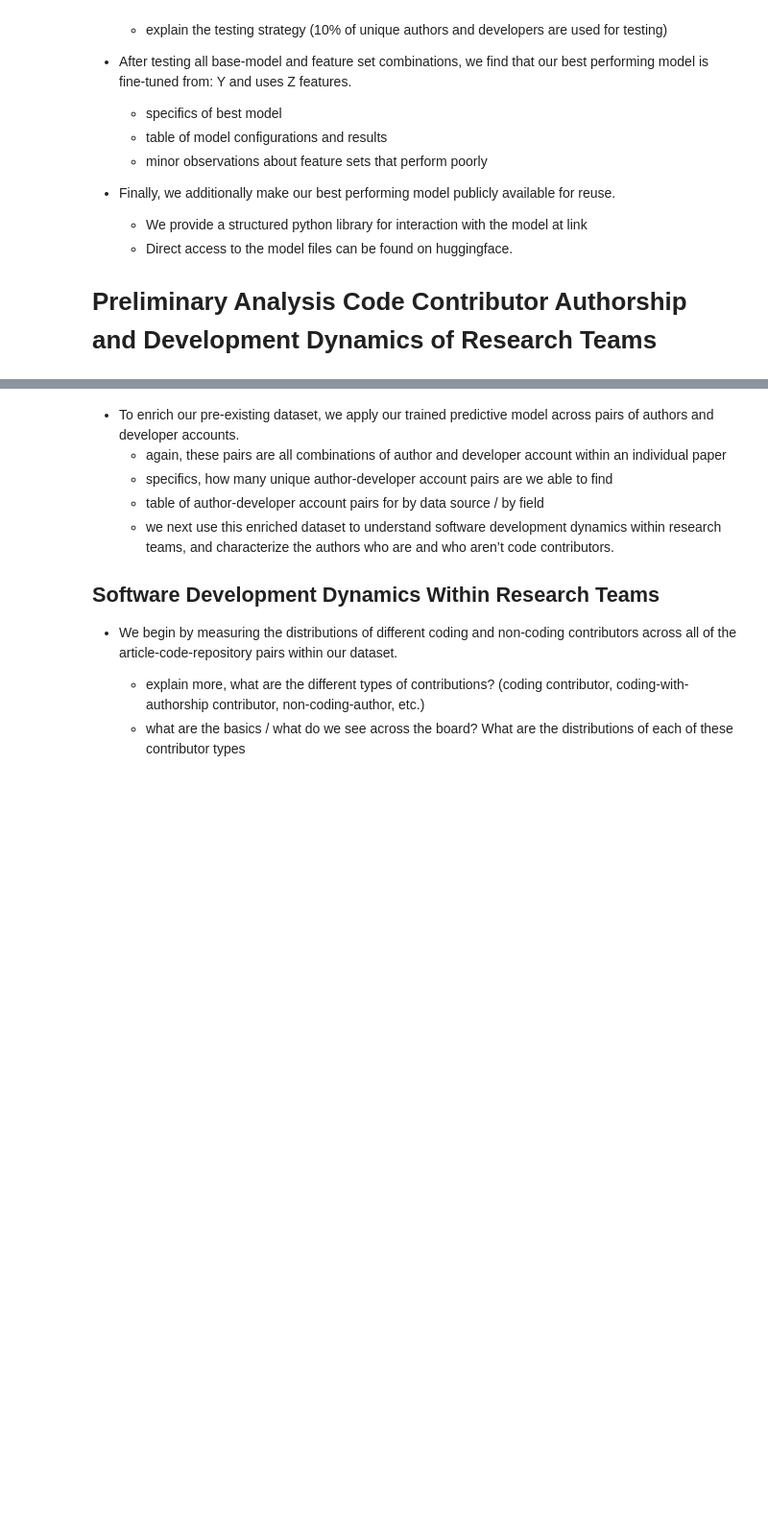
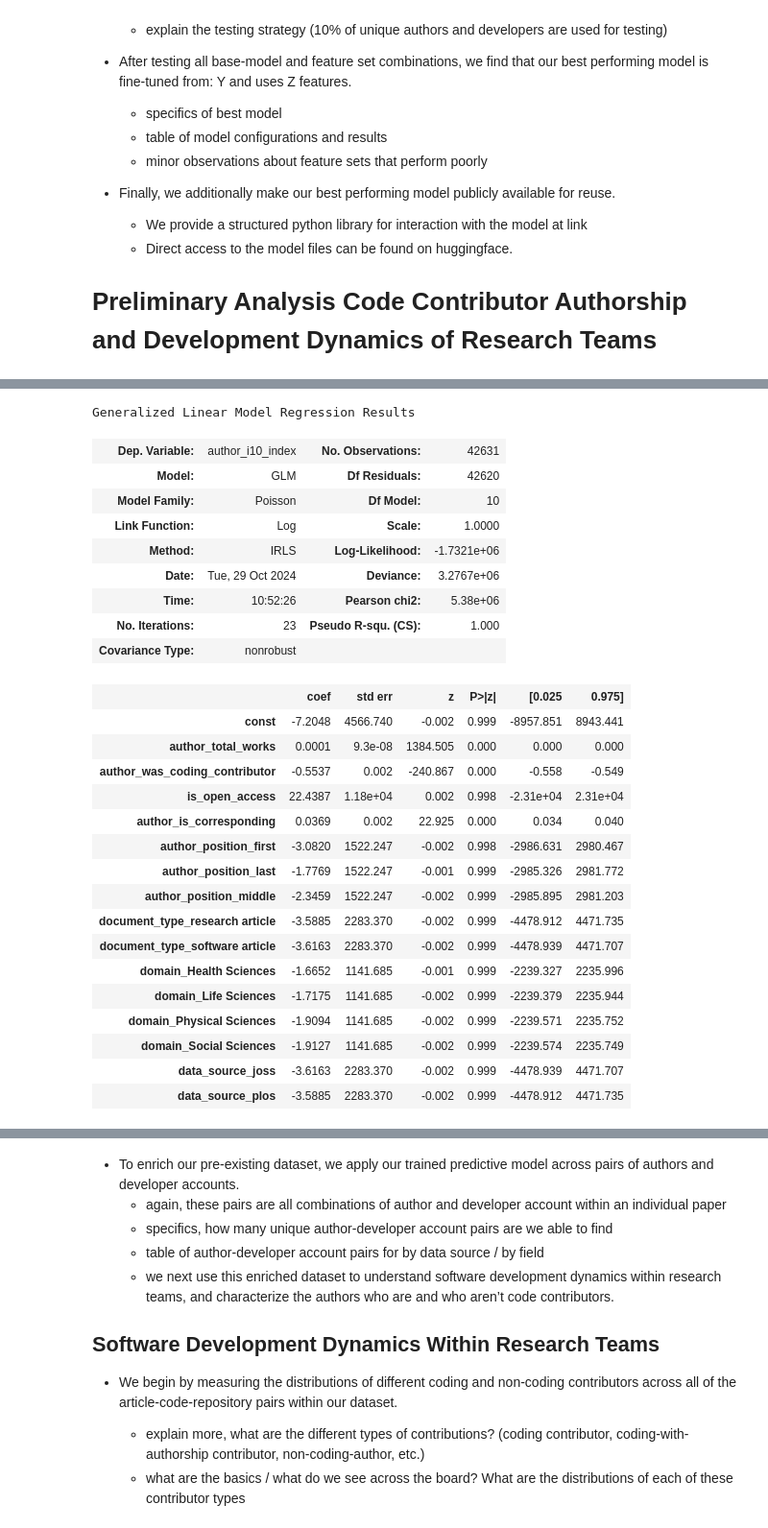
Before and after one commit to evamaxfield/rs-graph, a Jupyter notebook: publications/qss-code-authors/qss-code-authors.ipynb, the cells around one changed output, grey strips where cells are left out. Shown at 96% size. Saved outputs shown, nothing was run; the diff lists cells and outputs as text; code cells hidden in the pictures; blank space fills up the shorter version.

```diff
--- a/publications/qss-code-authors/qss-code-authors.ipynb
+++ b/publications/qss-code-authors/qss-code-authors.ipynb
@@ -802,0 +800,33 @@ Generalized Linear Model Regression Results
+# %%
+# Fit model
+y = doc_contributor_df_with_dummies["author_i10_index"]
+model = sm.GLM(y, X, family=sm.families.Poisson()).fit(maxiter=100)
+model.summary()
+# %% [output]
+Generalized Linear Model Regression Results
+| Dep. Variable: | author_i10_index | No. Observations: | 42631 |
+| Model: | GLM | Df Residuals: | 42620 |
+| Model Family: | Poisson | Df Model: | 10 |
+| Link Function: | Log | Scale: | 1.0000 |
+| Method: | IRLS | Log-Likelihood: | -1.7321e+06 |
+| Date: | Tue, 29 Oct 2024 | Deviance: | 3.2767e+06 |
+| Time: | 10:52:26 | Pearson chi2: | 5.38e+06 |
+| No. Iterations: | 23 | Pseudo R-squ. (CS): | 1.000 |
+| Covariance Type: | nonrobust |  |  |
+|  | coef | std err | z | P>|z| | [0.025 | 0.975] |
+| const | -7.2048 | 4566.740 | -0.002 | 0.999 | -8957.851 | 8943.441 |
+| author_total_works | 0.0001 | 9.3e-08 | 1384.505 | 0.000 | 0.000 | 0.000 |
+| author_was_coding_contributor | -0.5537 | 0.002 | -240.867 | 0.000 | -0.558 | -0.549 |
+| is_open_access | 22.4387 | 1.18e+04 | 0.002 | 0.998 | -2.31e+04 | 2.31e+04 |
+| author_is_corresponding | 0.0369 | 0.002 | 22.925 | 0.000 | 0.034 | 0.040 |
+| author_position_first | -3.0820 | 1522.247 | -0.002 | 0.998 | -2986.631 | 2980.467 |
+| author_position_last | -1.7769 | 1522.247 | -0.001 | 0.999 | -2985.326 | 2981.772 |
+| author_position_middle | -2.3459 | 1522.247 | -0.002 | 0.999 | -2985.895 | 2981.203 |
+| document_type_research article | -3.5885 | 2283.370 | -0.002 | 0.999 | -4478.912 | 4471.735 |
+| document_type_software article | -3.6163 | 2283.370 | -0.002 | 0.999 | -4478.939 | 4471.707 |
+| domain_Health Sciences | -1.6652 | 1141.685 | -0.001 | 0.999 | -2239.327 | 2235.996 |
+| domain_Life Sciences | -1.7175 | 1141.685 | -0.002 | 0.999 | -2239.379 | 2235.944 |
+| domain_Physical Sciences | -1.9094 | 1141.685 | -0.002 | 0.999 | -2239.571 | 2235.752 |
+| domain_Social Sciences | -1.9127 | 1141.685 | -0.002 | 0.999 | -2239.574 | 2235.749 |
+| data_source_joss | -3.6163 | 2283.370 | -0.002 | 0.999 | -4478.939 | 4471.707 |
+| data_source_plos | -3.5885 | 2283.370 | -0.002 | 0.999 | -4478.912 | 4471.735 |
```
Also changed, not shown: parts of 8 cells of this notebook.
